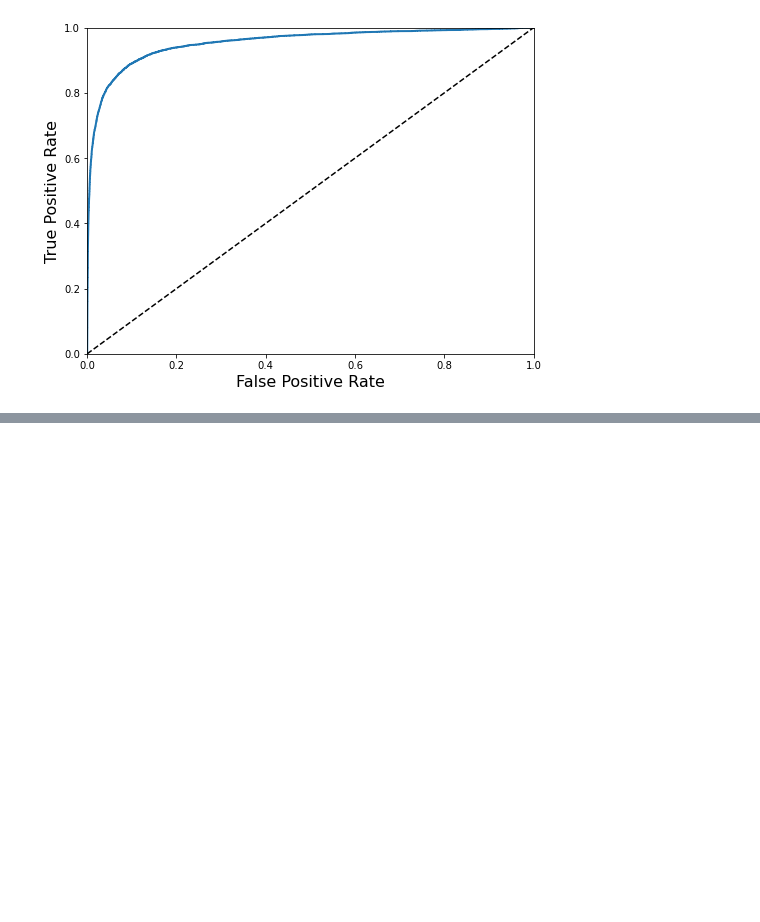
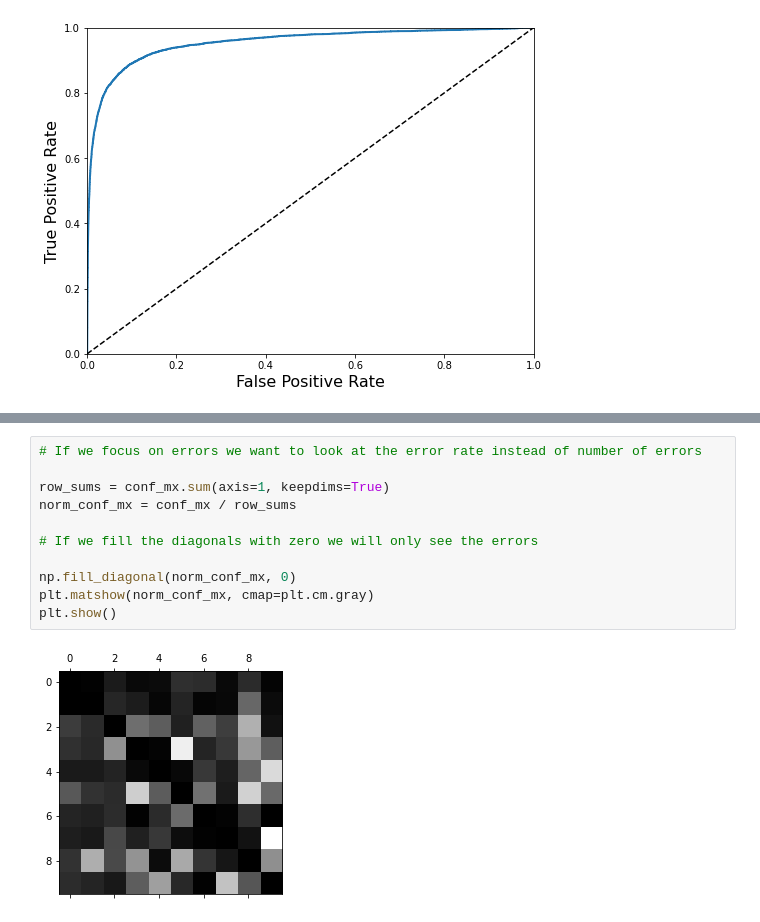
Before and after one commit to TSamCode/HandsonML, a Jupyter notebook: Hands on ML - Chapter 3 - Classification.ipynb, the cells around one changed output, grey strips where cells are left out. Cells and saved outputs as stored; diff of their text form; blank space fills up the shorter version.

```diff
--- a/Hands on ML - Chapter 3 - Classification.ipynb
+++ b/Hands on ML - Chapter 3 - Classification.ipynb
@@ -246,0 +363,13 @@ plt.show()
+# %%
+# If we focus on errors we want to look at the error rate instead of number of errors
+
+row_sums = conf_mx.sum(axis=1, keepdims=True)
+norm_conf_mx = conf_mx / row_sums
+
+# If we fill the diagonals with zero we will only see the errors
+
+np.fill_diagonal(norm_conf_mx, 0)
+plt.matshow(norm_conf_mx, cmap=plt.cm.gray)
+plt.show()
+# %% [output]
+[figure, added]
```
Also changed, not shown: parts of 21 cells of this notebook.
